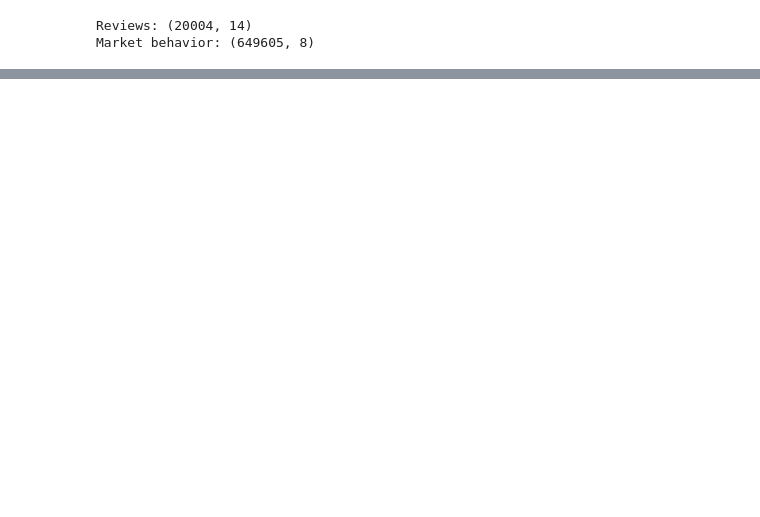
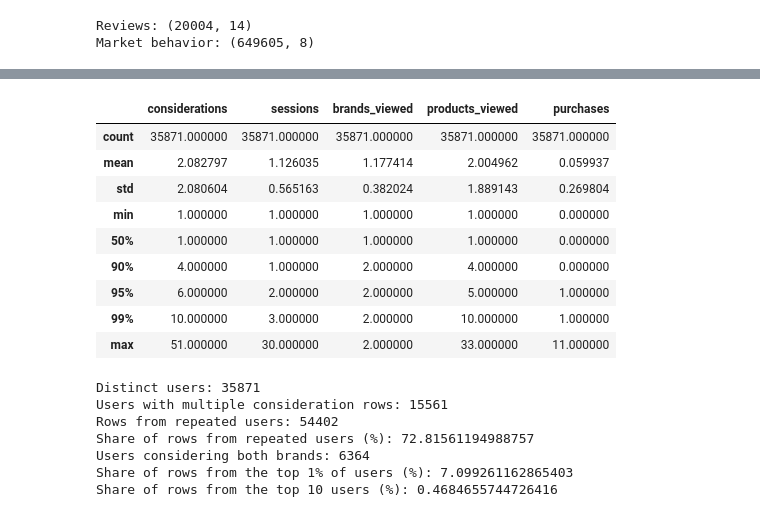
Before and after one commit to Dod0ria/Marketing-Project, a Jupyter notebook: Edoardo_notebook.ipynb, the cells around one changed output, grey strips where cells are left out. Drawn from its saved outputs; the diff is of its cells as text; code cells hidden in the pictures; blank space fills up the shorter version.

```diff
--- a/Edoardo_notebook.ipynb
+++ b/Edoardo_notebook.ipynb
@@ -742,0 +339,36 @@ All end-of-session checks pass.
+# %%
+# 13. Check user concentration
+# Count repeated users and measure how much activity comes from the most active users.
+users = baseline_full.groupby('user_id').agg(
+    considerations=('Y', 'size'), sessions=('session_id', 'nunique'),
+    brands_viewed=('brand', 'nunique'), products_viewed=('product_id', 'nunique'),
+    purchases=('Y', 'sum'))
+display(users.describe(percentiles=[.5, .9, .95, .99]))
+repeated_users = users[users['considerations'] > 1]
+print('Distinct users:', len(users))
+print('Users with multiple consideration rows:', len(repeated_users))
+print('Rows from repeated users:', repeated_users['considerations'].sum())
+print('Share of rows from repeated users (%):', 100 * repeated_users['considerations'].sum() / len(baseline_full))
+print('Users considering both brands:', (users['brands_viewed'] == 2).sum())
+active_users = users.sort_values('considerations', ascending=False)
+top_1_percent = active_users.head(int(np.ceil(len(users) * .01)))
+print('Share of rows from the top 1% of users (%):', 100 * top_1_percent['considerations'].sum() / len(baseline_full))
+print('Share of rows from the top 10 users (%):', 100 * active_users.head(10)['considerations'].sum() / len(baseline_full))
+# %% [output]
+|  | considerations | sessions | brands_viewed | products_viewed | purchases |
+| count | 35871.000000 | 35871.000000 | 35871.000000 | 35871.000000 | 35871.000000 |
+| mean | 2.082797 | 1.126035 | 1.177414 | 2.004962 | 0.059937 |
+| std | 2.080604 | 0.565163 | 0.382024 | 1.889143 | 0.269804 |
+| min | 1.000000 | 1.000000 | 1.000000 | 1.000000 | 0.000000 |
+| 50% | 1.000000 | 1.000000 | 1.000000 | 1.000000 | 0.000000 |
+| 90% | 4.000000 | 1.000000 | 2.000000 | 4.000000 | 0.000000 |
+| 95% | 6.000000 | 2.000000 | 2.000000 | 5.000000 | 1.000000 |
+| 99% | 10.000000 | 3.000000 | 2.000000 | 10.000000 | 1.000000 |
+| max | 51.000000 | 30.000000 | 2.000000 | 33.000000 | 11.000000 |
+Distinct users: 35871
+Users with multiple consideration rows: 15561
+Rows from repeated users: 54402
+Share of rows from repeated users (%): 72.81561194988757
+Users considering both brands: 6364
+Share of rows from the top 1% of users (%): 7.099261162865403
+Share of rows from the top 10 users (%): 0.4684655744726416
```
Also changed, not shown: parts of 31 cells of this notebook.
